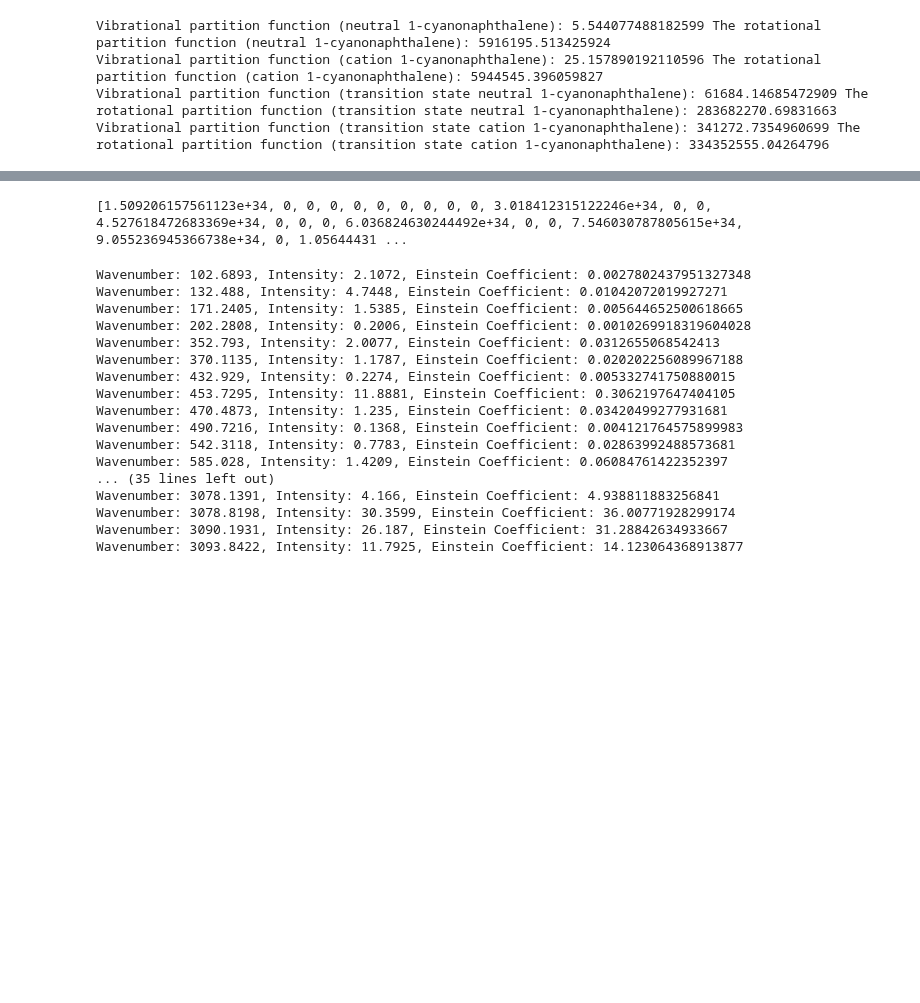
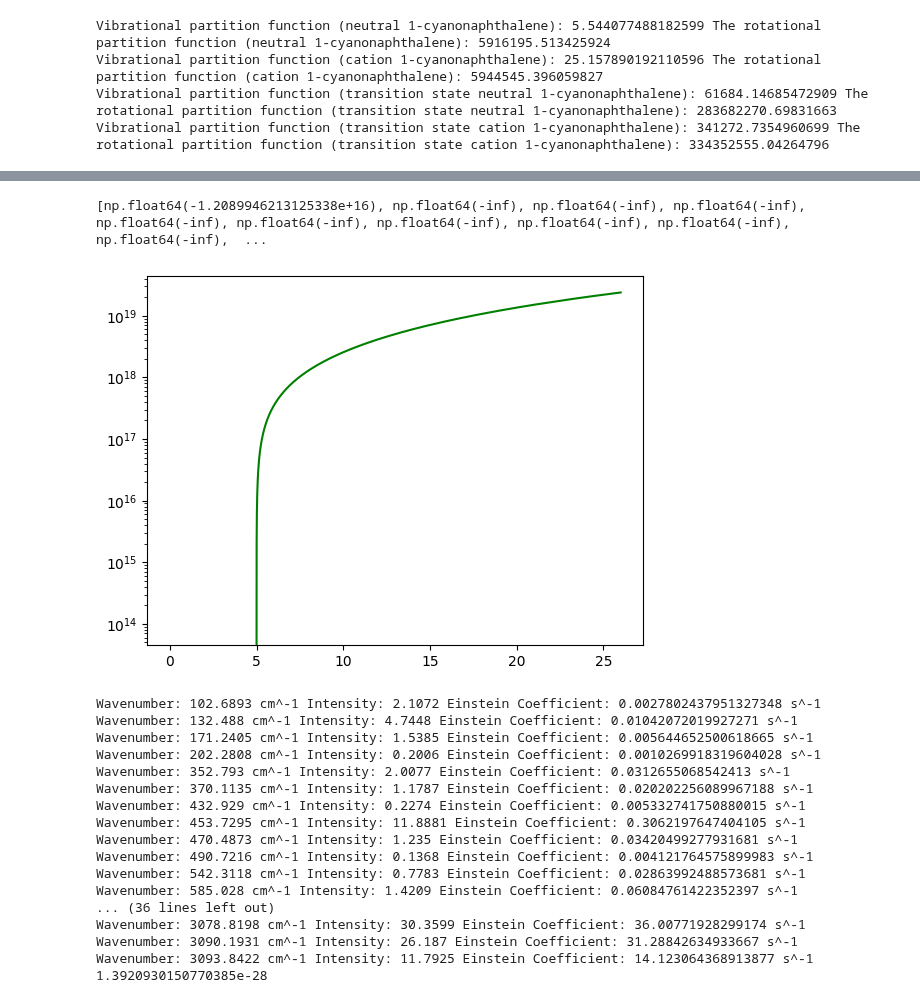
Before and after one commit to mustafa9812/Project-Cynap, a Jupyter notebook: Cynapfolder/calculations.ipynb, the cells around one changed output, grey strips where cells are left out. Drawn from its saved outputs; the diff is of its cells as text; code cells hidden in the pictures; blank space fills up the shorter version.

Commit message:
Fixing of RRKM formula [WIP] and addition of Coronene.dens file for RRKM testing

```diff
--- a/Cynapfolder/calculations.ipynb
+++ b/Cynapfolder/calculations.ipynb
@@ -326,29 +326,36 @@ The entropy change is: 99.77995440629475 cal/mol K
 # %%
 k_RRKM_list = []
+cm_to_eV = 1.23984e-4
 
-df = pd.read_csv(r'C:\Users\Mustafa\Documents\GitHub\Project-Cynap\Cynapfolder\Database\1-cyanonap_26eV.dens',
-                 skiprows=92,
+df = pd.read_csv(r'C:\Users\Mustafa\Documents\GitHub\Project-Cynap\Cynapfolder\Database\densumout_26eV.out',
+                 skiprows=115,
                  sep='\s+',
-                 names=["No.", "E-Emin", "Density", "Sum [Emin = 0.0 cm-1; E at TOP of energy grains]"])
+                 names=["No.", "E-Emin", "Density", "Sum"])
 
 density_of_states_list = df["Density"].tolist()
-total_states = df["Sum [Emin = 0.0 cm-1; E at TOP of energy grains]"].tolist()
-energy_list = np.array(df["E-Emin"]) * 1.23984e-4
+total_states = df["Sum"].tolist()
+energy_list = np.array(df["E-Emin"]) * 1.23984e-4 # Convert from cm^-1 to eV
 
-def RRKM_dissociation_rate(reaction_degen, sum_of_states, density_of_states, bond_energy):
-    k_RRKM = reaction_degen * sum_of_states / (h * density_of_states) #bond_energy * 1.602e-19
+def RRKM_dissociation_rate(reaction_degen, sum_of_states, density_of_states, bond_energy, x_energy):
+    k_RRKM = (reaction_degen * sum_of_states * (x_energy - bond_energy)) / (h_eV * density_of_states) #bond_energy * 1.602e-19
     return k_RRKM
 
-for idx, (density, total) in enumerate(zip(density_of_states_list, total_states)):
-    if density == 0:
+for idx, (density, total, energy) in enumerate(zip(density_of_states_list, total_states, energy_list)):
+    if energy <= bond_energy or density == 0:
         k_RRKM_list.append(0)
         continue
-    k_RRKM_rate = RRKM_dissociation_rate(1, total, density, bond_energy)
-    k_RRKM_list.append(k_RRKM_rate)
+
+    density_eV = density / cm_to_eV  # Convert to states per eV
+
+    k = RRKM_dissociation_rate(reaction_degen=1,sum_of_states=total,density_of_states=density_eV,bond_energy=bond_energy,x_energy=energy)
+    k_RRKM_list.append(k)
 
 print(k_RRKM_list)
+plt.plot(energy_list, k_RRKM_list, label='RRKM', color='green')
+plt.yscale('log')
 # %% [output]
-[1.509206157561123e+34, 0, 0, 0, 0, 0, 0, 0, 0, 0, 3.018412315122246e+34, 0, 0, 4.527618472683369e+34, 0, 0, 0, 6.036824630244492e+34, 0, 0, 7.546030787805615e+34, 9.055236945366738e+34, 0, 1.05644431 ...
+[np.float64(-1.2089946213125338e+16), np.float64(-inf), np.float64(-inf), np.float64(-inf), np.float64(-inf), np.float64(-inf), np.float64(-inf), np.float64(-inf), np.float64(-inf), np.float64(-inf),  ...
+[figure, added]
 # %%
 # Calculation of Einstein Coefficient
 
@@ -362,7 +369,9 @@ wavenumber_list = df["FREQUENCY"].tolist()
 intensity_list = df["INTENSITY"].tolist()
 
 # CONSTANTS & PARAMETERS
-c_km = 2.99792458e10
+c_km = 2.99792458e5
+c = 2.99792458e8
+c_cm = 2.99792458e10  # Speed of light in cm/s, since cm_freq is given in cm^-1
 A_list = []
 
 def einstein_coefficient(wavenumber, intensity):
@@ -374,20 +383,20 @@ for idx, (wavenumber, intensity) in enumerate(zip(wavenumber_list, intensity_lis
     A = einstein_coefficient(wavenumber, intensity)
     A_list.append(A)
 # %% [output]
-Wavenumber: 102.6893, Intensity: 2.1072, Einstein Coefficient: 0.0027802437951327348
-Wavenumber: 132.488, Intensity: 4.7448, Einstein Coefficient: 0.01042072019927271
-Wavenumber: 171.2405, Intensity: 1.5385, Einstein Coefficient: 0.005644652500618665
-Wavenumber: 202.2808, Intensity: 0.2006, Einstein Coefficient: 0.0010269918319604028
-Wavenumber: 352.793, Intensity: 2.0077, Einstein Coefficient: 0.0312655068542413
-Wavenumber: 370.1135, Intensity: 1.1787, Einstein Coefficient: 0.020202256089967188
-Wavenumber: 432.929, Intensity: 0.2274, Einstein Coefficient: 0.005332741750880015
-Wavenumber: 453.7295, Intensity: 11.8881, Einstein Coefficient: 0.3062197647404105
-Wavenumber: 470.4873, Intensity: 1.235, Einstein Coefficient: 0.03420499277931681
-Wavenumber: 490.7216, Intensity: 0.1368, Einstein Coefficient: 0.004121764575899983
-Wavenumber: 542.3118, Intensity: 0.7783, Einstein Coefficient: 0.02863992488573681
-Wavenumber: 585.028, Intensity: 1.4209, Einstein Coefficient: 0.06084761422352397
-... (35 lines left out)
-Wavenumber: 3078.1391, Intensity: 4.166, Einstein Coefficient: 4.938811883256841
-Wavenumber: 3078.8198, Intensity: 30.3599, Einstein Coefficient: 36.00771928299174
-Wavenumber: 3090.1931, Intensity: 26.187, Einstein Coefficient: 31.28842634933667
-Wavenumber: 3093.8422, Intensity: 11.7925, Einstein Coefficient: 14.123064368913877
+Wavenumber: 102.6893 cm^-1 Intensity: 2.1072 Einstein Coefficient: 0.0027802437951327348 s^-1
+Wavenumber: 132.488 cm^-1 Intensity: 4.7448 Einstein Coefficient: 0.01042072019927271 s^-1
+Wavenumber: 171.2405 cm^-1 Intensity: 1.5385 Einstein Coefficient: 0.005644652500618665 s^-1
+Wavenumber: 202.2808 cm^-1 Intensity: 0.2006 Einstein Coefficient: 0.0010269918319604028 s^-1
+Wavenumber: 352.793 cm^-1 Intensity: 2.0077 Einstein Coefficient: 0.0312655068542413 s^-1
+Wavenumber: 370.1135 cm^-1 Intensity: 1.1787 Einstein Coefficient: 0.020202256089967188 s^-1
+Wavenumber: 432.929 cm^-1 Intensity: 0.2274 Einstein Coefficient: 0.005332741750880015 s^-1
+Wavenumber: 453.7295 cm^-1 Intensity: 11.8881 Einstein Coefficient: 0.3062197647404105 s^-1
+Wavenumber: 470.4873 cm^-1 Intensity: 1.235 Einstein Coefficient: 0.03420499277931681 s^-1
+Wavenumber: 490.7216 cm^-1 Intensity: 0.1368 Einstein Coefficient: 0.004121764575899983 s^-1
+Wavenumber: 542.3118 cm^-1 Intensity: 0.7783 Einstein Coefficient: 0.02863992488573681 s^-1
+Wavenumber: 585.028 cm^-1 Intensity: 1.4209 Einstein Coefficient: 0.06084761422352397 s^-1
+... (36 lines left out)
+Wavenumber: 3078.8198 cm^-1 Intensity: 30.3599 Einstein Coefficient: 36.00771928299174 s^-1
+Wavenumber: 3090.1931 cm^-1 Intensity: 26.187 Einstein Coefficient: 31.28842634933667 s^-1
+Wavenumber: 3093.8422 cm^-1 Intensity: 11.7925 Einstein Coefficient: 14.123064368913877 s^-1
+1.3920930150770385e-28
```
Also changed, not shown: parts of 1 cell of this notebook, 1 other file.
